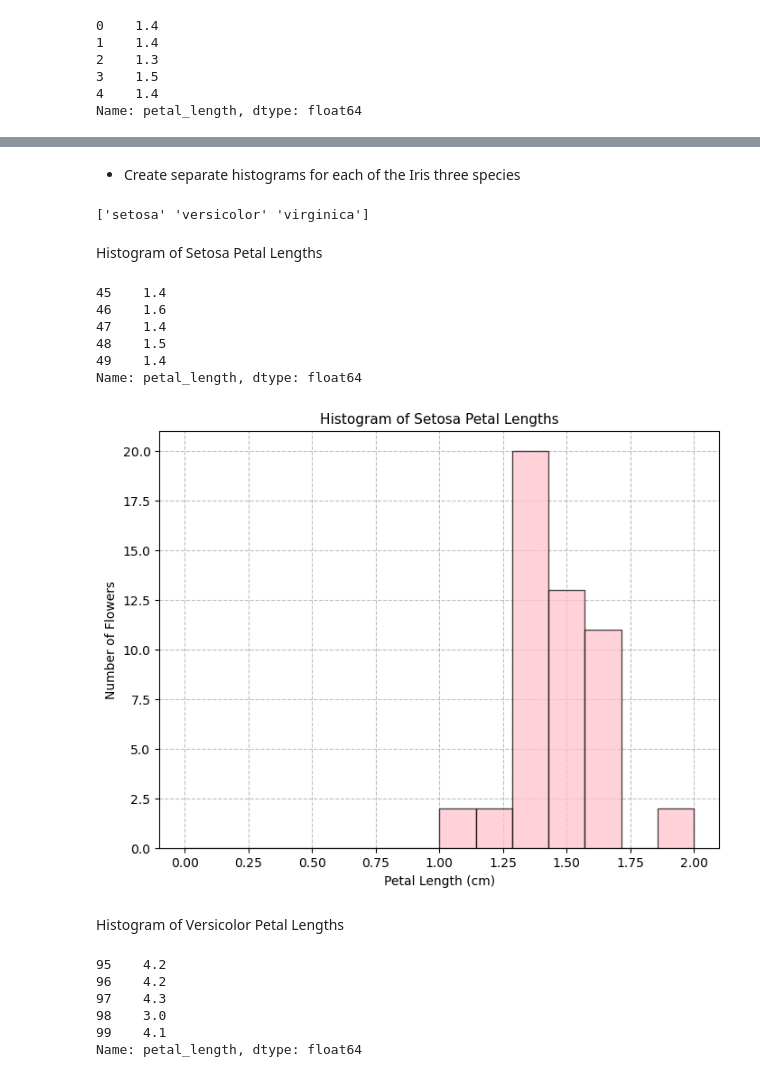
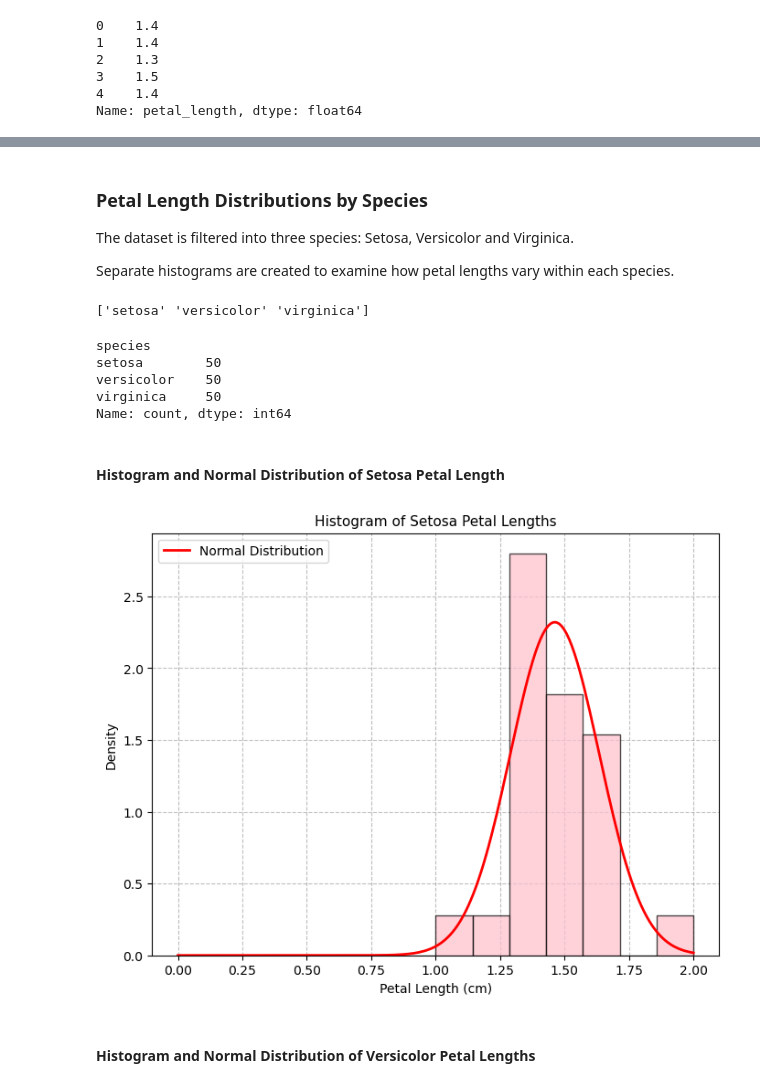
Before and after one commit to Maroua-El-Imame/applied-statistics-assessment, a Jupyter notebook: problems.ipynb, the cells around one changed output, grey strips where cells are left out. Drawn from its saved outputs; the diff is of its cells as text; code cells hidden in the pictures.

Commit message:
added normal distribution curves to individual Iris species histograms

```diff
--- a/problems.ipynb
+++ b/problems.ipynb
@@ -123,5 +187,9 @@ plt.show()
 # %% [markdown]
-*  Create separate histograms for each of the Iris three species
+### Petal Length Distributions by Species
+
+The dataset is filtered into three species: Setosa, Versicolor and Virginica.
+
+Separate histograms are created to examine how petal lengths vary within each species.
 # %%
 # Pandas documentation for filtering data : The unique() method returns the unique values in a Series.
 # https://pandas.pydata.org/docs/reference/api/pandas.Series.unique.html
@@ -142,12 +205,13 @@ virginica_petal_length = df[df['species'] == 'virginica']['petal_length']
-# %% [markdown]
-Histogram of Setosa Petal Lengths
 # %%
-# View the last few petal lengths for the setosa species to check that the filtering worked correctly
-setosa_petal_length.tail()
+# Pandas documentation for counting values in a Series
+# https://pandas.pydata.org/docs/reference/api/pandas.Series.value_counts.html
+
+
+# check the number of flowers for each species
+print(df['species'].value_counts())
 # %% [output]
-45    1.4
-46    1.6
-47    1.4
-48    1.5
-49    1.4
-Name: petal_length, dtype: float64
+species
+setosa        50
+versicolor    50
+virginica     50
+Name: count, dtype: int64
@@ -154,28 +223,33 @@ Name: petal_length, dtype: float64
+# %% [markdown]
+#### Histogram and Normal Distribution of Setosa Petal Length
 # %%
+# calculate mean and standard deviation for Setosa
+mean = np.mean(setosa_petal_length)
+std = np.std(setosa_petal_length)
+
 # plot a histogram showing the petal lengths of Setosa flowers
+# Use density=True to scale the histogram for comparison with the normal distribution curve
 plt.figure(figsize=(8, 6))
-plt.hist(setosa_petal_length, bins= np.linspace(0, 2, 15), alpha=0.7, color='pink', edgecolor='black', zorder=3)
+plt.hist(setosa_petal_length, bins= np.linspace(0, 2, 15), alpha=0.7, color='pink', edgecolor='black', zorder=3, density=True)
+
+# surimpose normal distribution curve
+x = np.linspace(0, 2, 200)
+plt.plot(x, stats.norm.pdf(x, mean, std),color='red', linewidth=2, zorder=4, label='Normal Distribution')
+
 # label the axes and add a title
 plt.title('Histogram of Setosa Petal Lengths', fontsize=11)
 plt.xlabel('Petal Length (cm)', fontsize=10)
-plt.ylabel('Number of Flowers', fontsize=10)
+plt.ylabel('Density', fontsize=10)
+
 # Add a grid to the plot for better readability
 plt.grid(True, color='gray', linestyle='--', alpha=0.5)
+plt.legend()
 
-# Display the plot
+
+# display the plot
 plt.show()
 # %% [output]
-[figure, old version]
+[figure, new version]
 # %% [markdown]
-Histogram of Versicolor Petal Lengths
+#### Histogram and Normal Distribution of Versicolor Petal Lengths
-# %%
-# View the last few petal lengths for the versicolor species to check that the filtering worked correctly
-versicolor_petal_length.tail()
-# %% [output]
-95    4.2
-96    4.2
-97    4.3
-98    3.0
-99    4.1
-Name: petal_length, dtype: float64
 # %%
```
Also changed, not shown: parts of 16 cells of this notebook.
